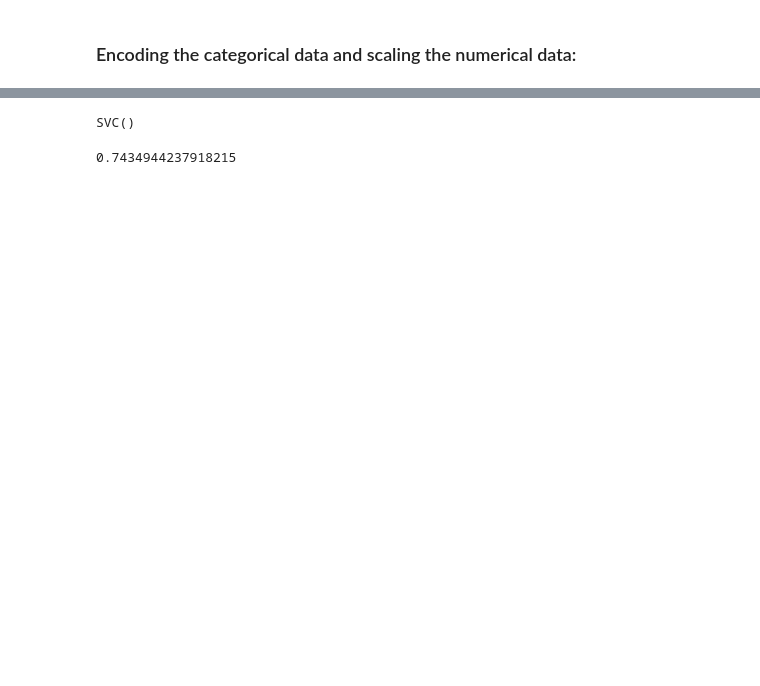
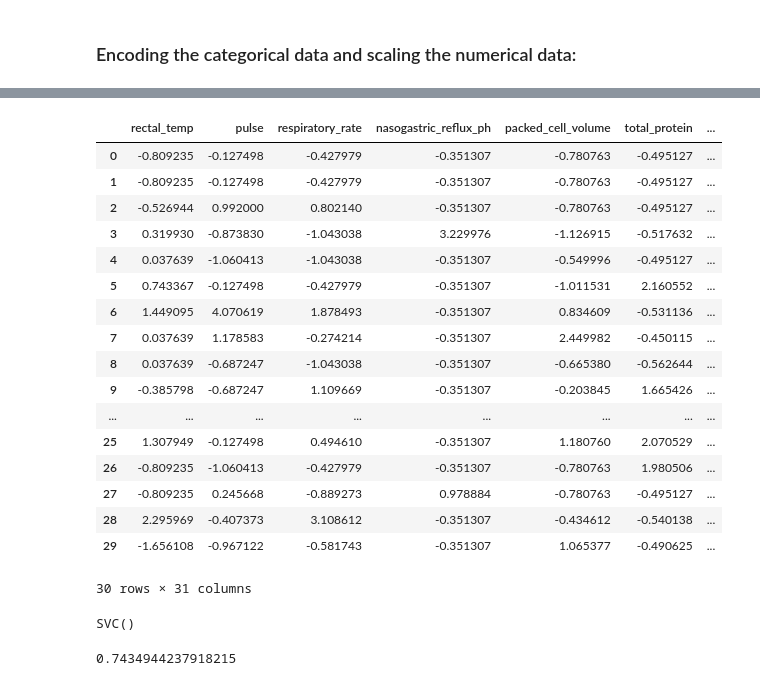
Before and after one commit to MehranZdi/horse_survival, a Jupyter notebook: horse_survival.ipynb, the cells around one changed output, grey strips where cells are left out. Saved outputs shown, nothing was run; the diff lists cells and outputs as text; code cells hidden in the pictures; blank space fills up the shorter version.

Commit message:
encode and scale the test set.

```diff
--- a/horse_survival.ipynb
+++ b/horse_survival.ipynb
@@ -139,8 +153,14 @@ dtype: float64
 # %%
-categ_imputer = SimpleImputer(strategy='most_frequent')
-x_train = pd.DataFrame(
-    categ_imputer.fit_transform(x_train), columns=x_train.columns
-    ).astype(x_train.dtypes.to_dict())
+def miss_handler(data):
+    imputer = SimpleImputer(strategy='most_frequent')
+    data = pd.DataFrame(
+        imputer.fit_transform(data), columns=data.columns
+    ).astype(data.dtypes.to_dict())
+
+    return data
+# %%
+x_train = miss_handler(x_train)
+x_test = miss_handler(x_test)
 # %% [markdown]
 ### Encoding the categorical data and scaling the numerical data:
 # %%
@@ -198,26 +218,39 @@ class NominalTransformer(BaseEstimator, TransformerMixin):
         return self.onehot_encoder.transform(X)
 
 
-preprocessor = ColumnTransformer(
+train_preprocessor = ColumnTransformer(
     transformers=[
         ('num', NumericalTransformer(), num_feat.columns),  # StandardScaler for numerical features
         ('ord', OrdinalTransformer(ordinal_categories), list(ordinal_categories.keys())),  # ordinal transformer
         ('nom', NominalTransformer(), nominal_cats)  # nominal transformer
-    ])
+    ]
+)
 
-pipeline = Pipeline(steps=[('preprocessor', preprocessor)])
+test_preprocessor = ColumnTransformer(
+    transformers=[
+        ('num', NumericalTransformer(), num_feat.columns),
+        ('ord', OrdinalTransformer(ordinal_categories), list(ordinal_categories.keys())),
+        ('nom', NominalTransformer(), nominal_cats)
+    ]
+)
+
+
+train_pipeline = Pipeline(steps=[('preprocessor', train_preprocessor)])
+test_pipeline = Pipeline(steps=[('preprocessor', test_preprocessor)])
 # %%
-X_transformed = pipeline.fit_transform(x_train)
+x_train_transformed = train_pipeline.fit_transform(x_train)
+x_test_transformed = test_pipeline.fit_transform(x_test)
 num_ord_feature_names = (list(make_column_selector(dtype_include=['float64', 'int64'])(x_train)) +
                          list(ordinal_categories.keys()))
 
 
 nom_feature_names = []
-nominal_encoder = pipeline.named_steps['preprocessor'].transformers_[2][1].onehot_encoder
+nominal_encoder = train_pipeline.named_steps['preprocessor'].transformers_[2][1].onehot_encoder
 for i, col in enumerate(nominal_cats):
     categories = nominal_encoder.categories_[i][1:]
     nom_feature_names.extend([f'{col}_{cat}' for cat in categories])
 
 feature_names = num_ord_feature_names + nom_feature_names
 
-X_transformed_df = pd.DataFrame(X_transformed, columns=feature_names)
+x_train_transformed = pd.DataFrame(x_train_transformed, columns=feature_names)
+x_test_transformed = pd.DataFrame(x_test_transformed, columns=feature_names)
@@ -240,3 +273,24 @@ X_transformed_df
+# %%
+x_test_transformed
+# %% [output]
+|  | rectal_temp | pulse | respiratory_rate | nasogastric_reflux_ph | packed_cell_volume | total_protein | ... |
+| 0 | -0.809235 | -0.127498 | -0.427979 | -0.351307 | -0.780763 | -0.495127 | ... |
+| 1 | -0.809235 | -0.127498 | -0.427979 | -0.351307 | -0.780763 | -0.495127 | ... |
+| 2 | -0.526944 | 0.992000 | 0.802140 | -0.351307 | -0.780763 | -0.495127 | ... |
+| 3 | 0.319930 | -0.873830 | -1.043038 | 3.229976 | -1.126915 | -0.517632 | ... |
+| 4 | 0.037639 | -1.060413 | -1.043038 | -0.351307 | -0.549996 | -0.495127 | ... |
+| 5 | 0.743367 | -0.127498 | -0.427979 | -0.351307 | -1.011531 | 2.160552 | ... |
+| 6 | 1.449095 | 4.070619 | 1.878493 | -0.351307 | 0.834609 | -0.531136 | ... |
+| 7 | 0.037639 | 1.178583 | -0.274214 | -0.351307 | 2.449982 | -0.450115 | ... |
+| 8 | 0.037639 | -0.687247 | -1.043038 | -0.351307 | -0.665380 | -0.562644 | ... |
+| 9 | -0.385798 | -0.687247 | 1.109669 | -0.351307 | -0.203845 | 1.665426 | ... |
+| ... | ... | ... | ... | ... | ... | ... | ... |
+| 25 | 1.307949 | -0.127498 | 0.494610 | -0.351307 | 1.180760 | 2.070529 | ... |
+| 26 | -0.809235 | -1.060413 | -0.427979 | -0.351307 | -0.780763 | 1.980506 | ... |
+| 27 | -0.809235 | 0.245668 | -0.889273 | 0.978884 | -0.780763 | -0.495127 | ... |
+| 28 | 2.295969 | -0.407373 | 3.108612 | -0.351307 | -0.434612 | -0.540138 | ... |
+| 29 | -1.656108 | -0.967122 | -0.581743 | -0.351307 | 1.065377 | -0.490625 | ... |
+30 rows × 31 columns
 # %%
 from sklearn.svm import SVC
 clf = SVC(gamma='scale')
```
Also changed, not shown: parts of 7 cells of this notebook.
